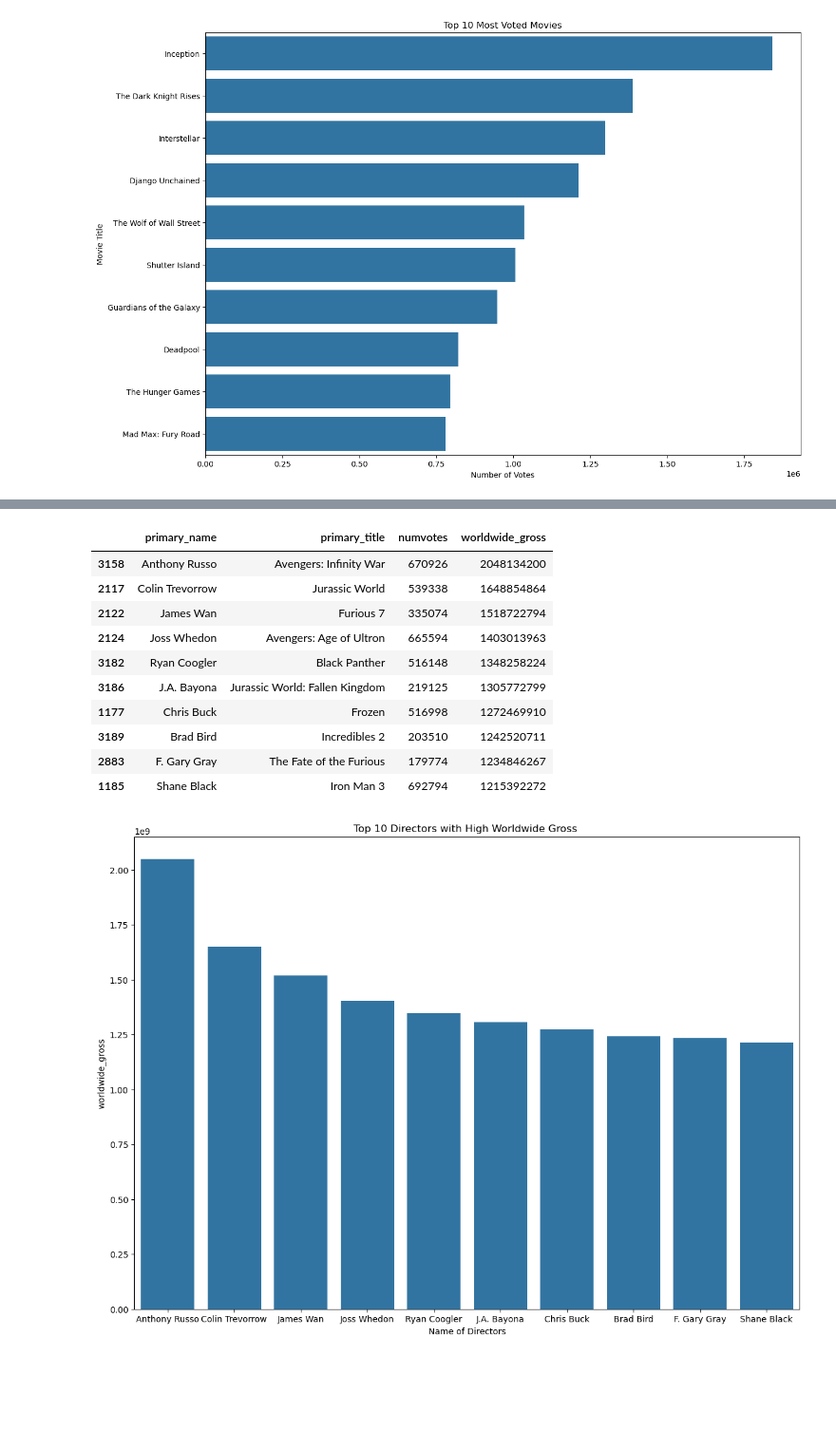
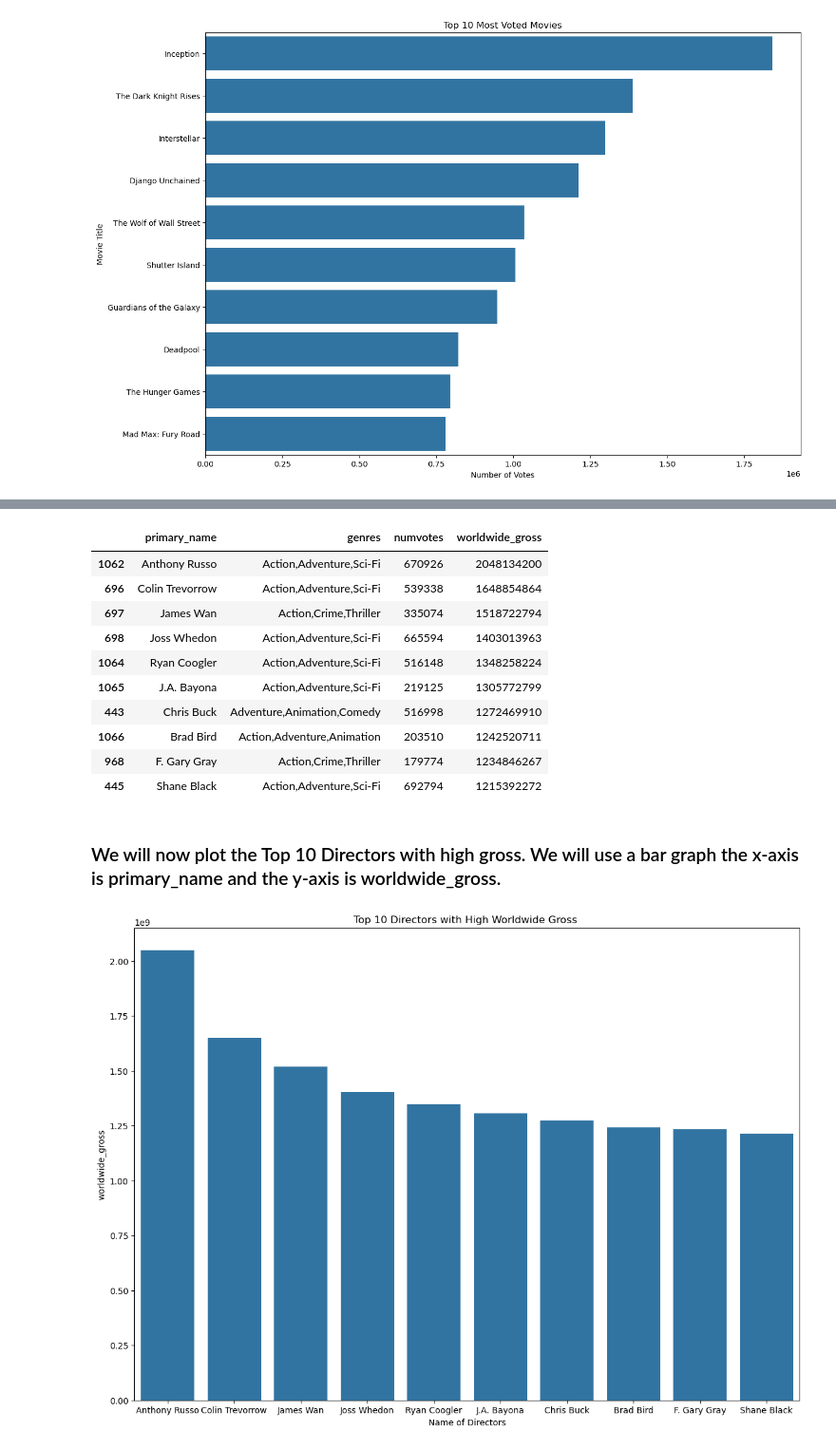
Before and after one commit to Luccy-svg/New_Movie_Studio_Project, a Jupyter notebook: student.ipynb, the cells around one changed output, grey strips where cells are left out. Shown at 95% size. Drawn from its saved outputs; the diff is of its cells as text; code cells hidden in the pictures; blank space fills up the shorter version.

```diff
--- a/student.ipynb
+++ b/student.ipynb
@@ -833,20 +871,26 @@ plt.show()
 # %%
-Top_rated = final[['primary_name', 'primary_title','numvotes', 'worldwide_gross']].dropna().sort_values(by='worldwide_gross', ascending=False)
+# Select data to be used and clean by dropping null values.
+Top_rated = final[['primary_name', 'genres','numvotes', 'worldwide_gross']].dropna()
+# Clean the currency in worldwide_gross by removing $ and commas
 Top_rated['worldwide_gross'] = Top_rated['worldwide_gross'].replace(r'[\$,]', '', regex=True)
+# change the cleaned strings to numeric and use coerce to turn unwanted values to NaN.
 Top_rated['worldwide_gross'] = pd.to_numeric(Top_rated['worldwide_gross'],errors= 'coerce')
+# Sort values using worldwide_gross and get the first 10 movies and director names.
 Top_rated.sort_values(by='worldwide_gross', ascending=False).head(10)
 # %% [output]
-|  | primary_name | primary_title | numvotes | worldwide_gross |
-| 3158 | Anthony Russo | Avengers: Infinity War | 670926 | 2048134200 |
-| 2117 | Colin Trevorrow | Jurassic World | 539338 | 1648854864 |
-| 2122 | James Wan | Furious 7 | 335074 | 1518722794 |
-| 2124 | Joss Whedon | Avengers: Age of Ultron | 665594 | 1403013963 |
-| 3182 | Ryan Coogler | Black Panther | 516148 | 1348258224 |
-| 3186 | J.A. Bayona | Jurassic World: Fallen Kingdom | 219125 | 1305772799 |
-| 1177 | Chris Buck | Frozen | 516998 | 1272469910 |
-| 3189 | Brad Bird | Incredibles 2 | 203510 | 1242520711 |
-| 2883 | F. Gary Gray | The Fate of the Furious | 179774 | 1234846267 |
-| 1185 | Shane Black | Iron Man 3 | 692794 | 1215392272 |
+|  | primary_name | genres | numvotes | worldwide_gross |
+| 1062 | Anthony Russo | Action,Adventure,Sci-Fi | 670926 | 2048134200 |
+| 696 | Colin Trevorrow | Action,Adventure,Sci-Fi | 539338 | 1648854864 |
+| 697 | James Wan | Action,Crime,Thriller | 335074 | 1518722794 |
+| 698 | Joss Whedon | Action,Adventure,Sci-Fi | 665594 | 1403013963 |
+| 1064 | Ryan Coogler | Action,Adventure,Sci-Fi | 516148 | 1348258224 |
+| 1065 | J.A. Bayona | Action,Adventure,Sci-Fi | 219125 | 1305772799 |
+| 443 | Chris Buck | Adventure,Animation,Comedy | 516998 | 1272469910 |
+| 1066 | Brad Bird | Action,Adventure,Animation | 203510 | 1242520711 |
+| 968 | F. Gary Gray | Action,Crime,Thriller | 179774 | 1234846267 |
+| 445 | Shane Black | Action,Adventure,Sci-Fi | 692794 | 1215392272 |
+# %% [markdown]
+### We will now plot the Top 10 Directors with high gross. We will use a bar graph the x-axis is primary_name and the y-axis is worldwide_gross.
 # %%
 plt.figure(figsize= (14,10))
 Top_10= Top_rated.sort_values(by='worldwide_gross', ascending = False). head(10)
```
Also changed, not shown: parts of 26 cells of this notebook.
